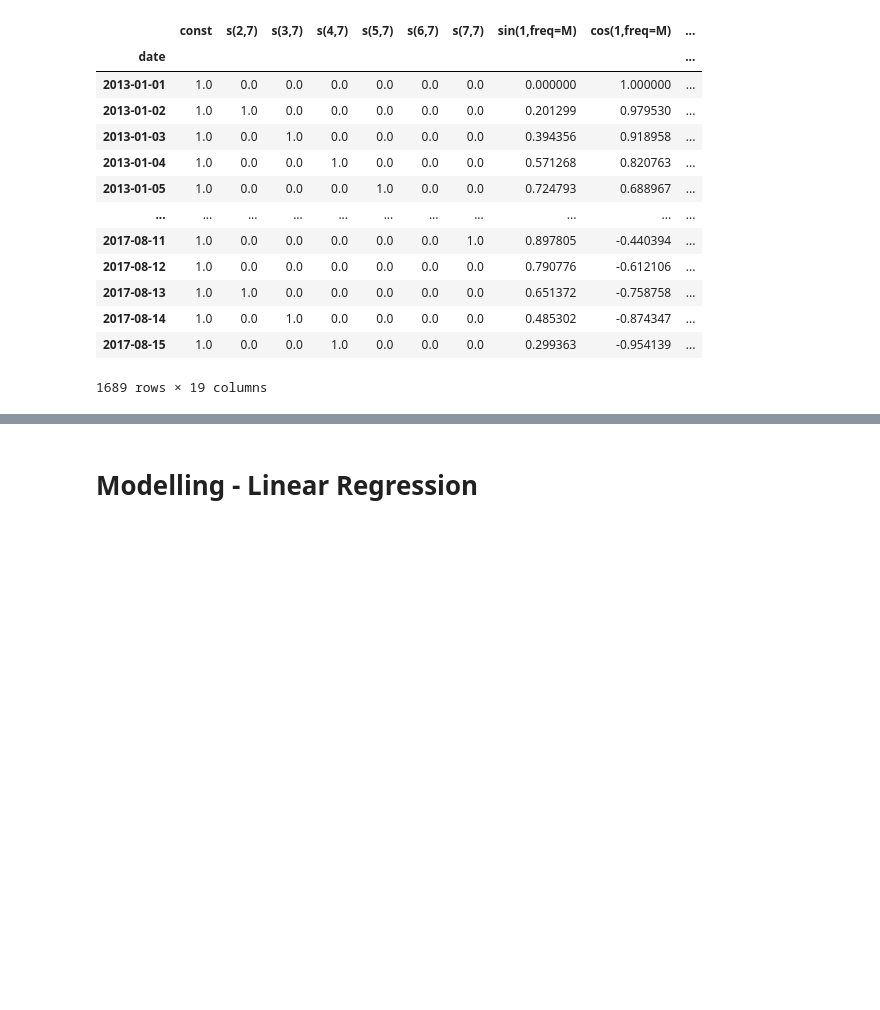
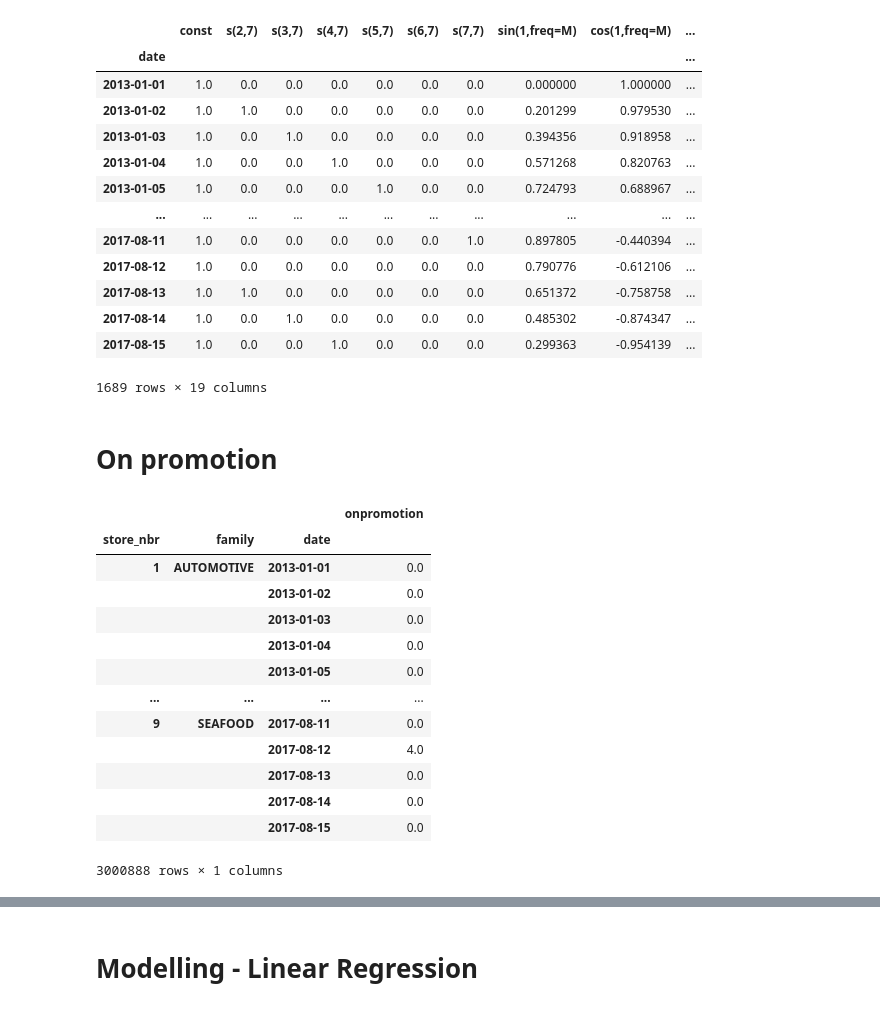
Before and after one commit to taaha/store-sales-forecast, a Jupyter notebook: sale-forecast_1.ipynb, the cells around one changed output, grey strips where cells are left out. Drawn from its saved outputs; the diff is of its cells as text; code cells hidden in the pictures; blank space fills up the shorter version.

```diff
--- a/sale-forecast_1.ipynb
+++ b/sale-forecast_1.ipynb
@@ -432,3 +432,35 @@ display(X)
 | 2017-08-14 | 1.0 | 0.0 | 1.0 | 0.0 | 0.0 | 0.0 | 0.0 | 0.485302 | -0.874347 | ... |
 | 2017-08-15 | 1.0 | 0.0 | 0.0 | 1.0 | 0.0 | 0.0 | 0.0 | 0.299363 | -0.954139 | ... |
 1689 rows × 19 columns
+# %% [markdown]
+# On promotion
+# %%
+promo = pd.read_csv(
+    "/kaggle/input/store-sales-time-series-forecasting/train.csv",
+    usecols=['store_nbr', 'family', 'date', 'onpromotion'],
+    dtype={
+        'store_nbr': 'category',
+        'family': 'category',
+        'onpromotion' : 'float32',
+    },
+    parse_dates=['date'],
+    infer_datetime_format=True,
+)
+promo['date'] = promo.date.dt.to_period('D')
+promo = promo.set_index(['store_nbr', 'family', 'date']).sort_index()
+display(promo)
+# %% [output]
+|  |  |  | onpromotion |
+| store_nbr | family | date |  |
+| 1 | AUTOMOTIVE | 2013-01-01 | 0.0 |
+|  |  | 2013-01-02 | 0.0 |
+|  |  | 2013-01-03 | 0.0 |
+|  |  | 2013-01-04 | 0.0 |
+|  |  | 2013-01-05 | 0.0 |
+| ... | ... | ... | ... |
+| 9 | SEAFOOD | 2017-08-11 | 0.0 |
+|  |  | 2017-08-12 | 4.0 |
+|  |  | 2017-08-13 | 0.0 |
+|  |  | 2017-08-14 | 0.0 |
+|  |  | 2017-08-15 | 0.0 |
+3000888 rows × 1 columns
```
Also changed, not shown: parts of 5 cells of this notebook.
